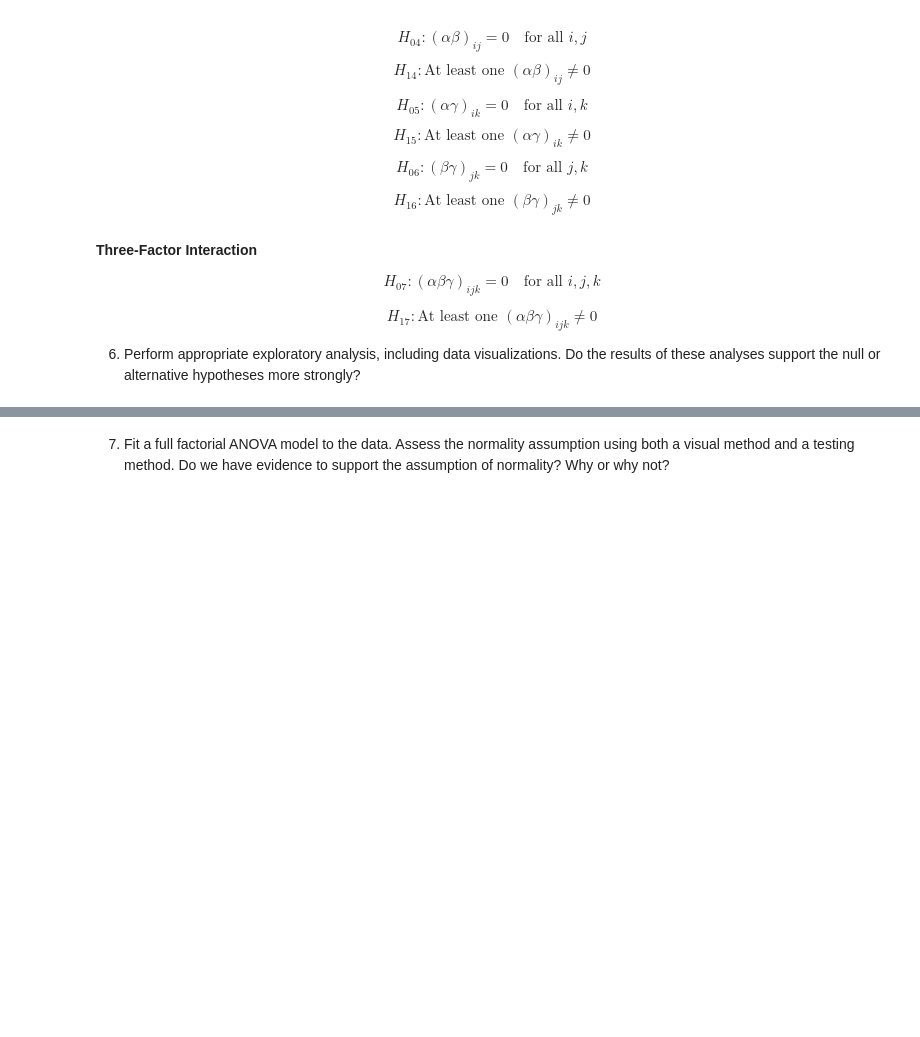
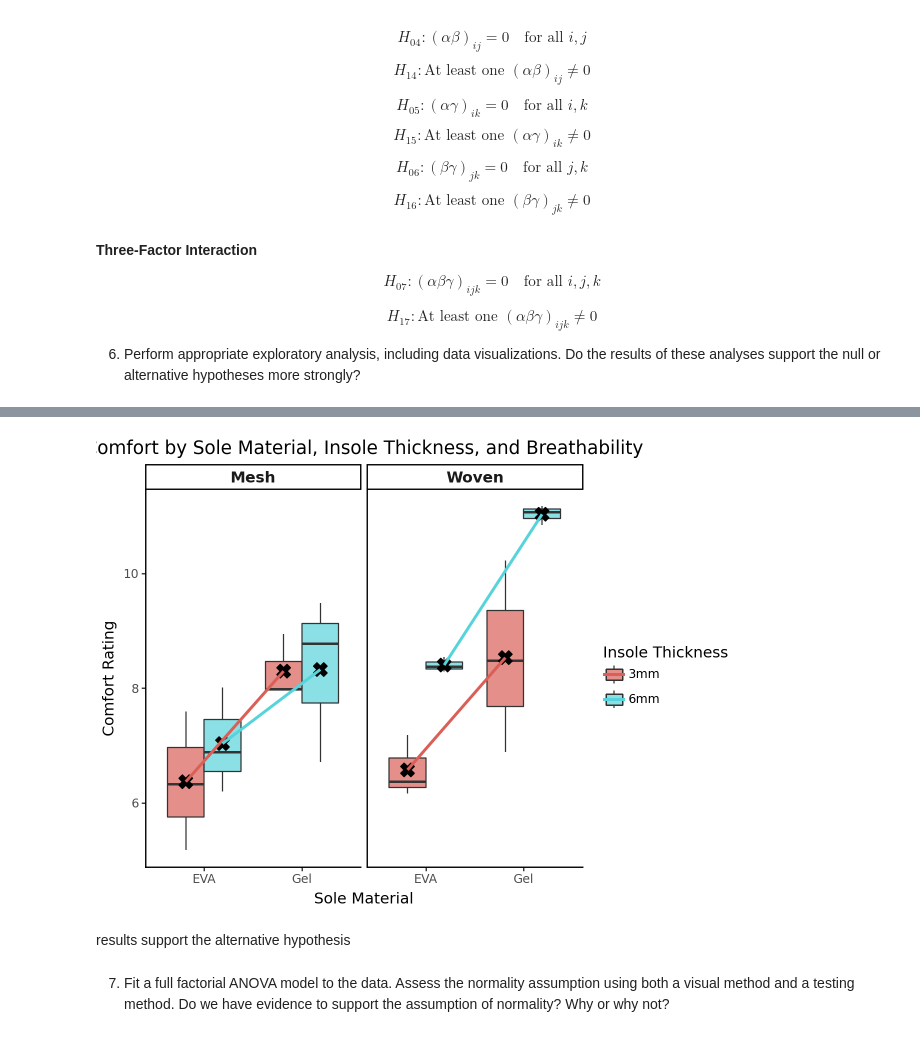
Before and after one commit to elo-meriem/STAT-7220-Applied-Experimental-Design, a Jupyter notebook: Assignments/HW3/STAT-7220-HW3.ipynb, the cells around one changed output, grey strips where cells are left out. Saved outputs shown, nothing was run; the diff lists cells and outputs as text; code cells hidden in the pictures; blank space fills up the shorter version.

```diff
--- a/Assignments/HW3/STAT-7220-HW3.ipynb
+++ b/Assignments/HW3/STAT-7220-HW3.ipynb
@@ -180,17 +189,74 @@ Gel           3mm              Mesh            8.294237  0.562753
               6mm              Mesh            8.322450  1.439997
                                Woven          11.028033  0.166786
 # %%
-import seaborn as sns
-import matplotlib.pyplot as plt
 
-factors = ['Sole_Material', 'Insole_Thickness', 'Fabric_Breathability']
+#visualization
 
-for factor in factors:
-    means = shoe.groupby(factor)['Avg_Comfort'].mean().reset_index()
-    sns.barplot(data=means, x=factor, y='Avg_Comfort', palette='pastel')
-    plt.title(f'Main Effect of {factor} on Comfort')
-    plt.ylabel('Average Comfort Rating')
-    plt.show()
+# Create mean table for plotting points/lines
+shoe_means = (
+    Shoe_comfort_ds
+    .groupby(['sole_material', 'insole_thickness', 'breathability'])['comfort']
+    .mean()
+    .reset_index(name='mean')
+)
+
+from plotnine import *
+
+# Define dodge position
+box_dodge = position_dodge(0.75)
+
+p = (
+    ggplot(Shoe_comfort_ds, aes(x='sole_material', y='comfort')) +
+
+    # 1. Boxplots (distribution)
+    geom_boxplot(
+        aes(fill='insole_thickness'),
+        alpha=0.7,
+        position=box_dodge
+    ) +
+
+    # 2. Mean points
+    geom_point(
+        data=shoe_means,
+        mapping=aes(y='mean', group='insole_thickness'),
+        shape='X',
+        size=5,
+        position=box_dodge,
+        color='black'
+    ) +
+
+    # 3. Mean lines (interaction)
+    geom_line(
+        data=shoe_means,
+        mapping=aes(y='mean', group='insole_thickness', color='insole_thickness'),
+        size=1.2,
+        position=box_dodge
+    ) +
+
+    # 4. Facet by third factor (KEY for 3-factor design)
+    facet_wrap('~breathability', ncol=2) +
+
+    # 5. Labels and styling
+    labs(
+        title="Comfort by Sole Material, Insole Thickness, and Breathability",
+        x="Sole Material",
+        y="Comfort Rating",
+        fill="Insole Thickness",
+        color="Insole Thickness"
+    ) +
+
+    theme_classic() +
+    theme(
+        plot_title=element_text(hjust=0.5),
+        strip_text=element_text(size=11, weight='bold')
+    )
+)
+
+p
+# %% [output]
+[figure, added]
+# %% [markdown]
+results support the alternative hypothesis
 # %% [markdown]
 7.  Fit a full factorial ANOVA model to the data. Assess the normality assumption using both a visual method and a testing method. Do we have evidence to support the assumption of normality? Why or why not?
 # %%
```
Also changed, not shown: parts of 9 cells of this notebook.
